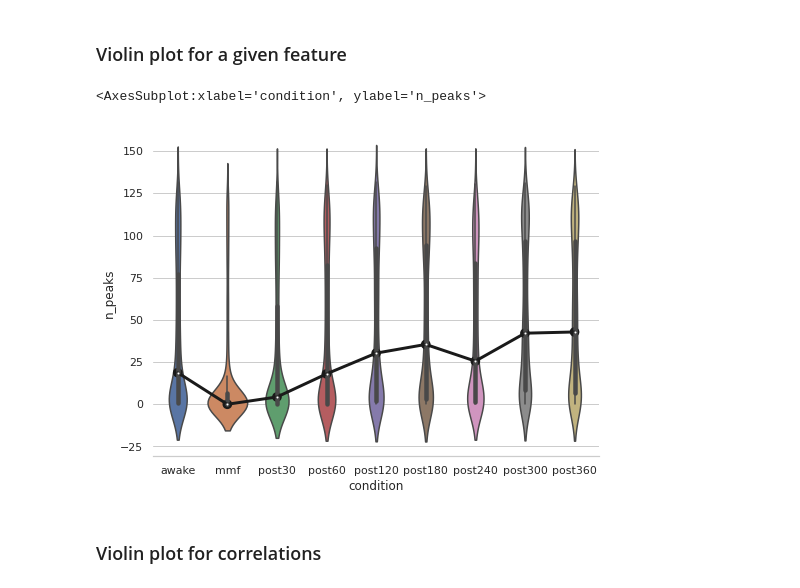
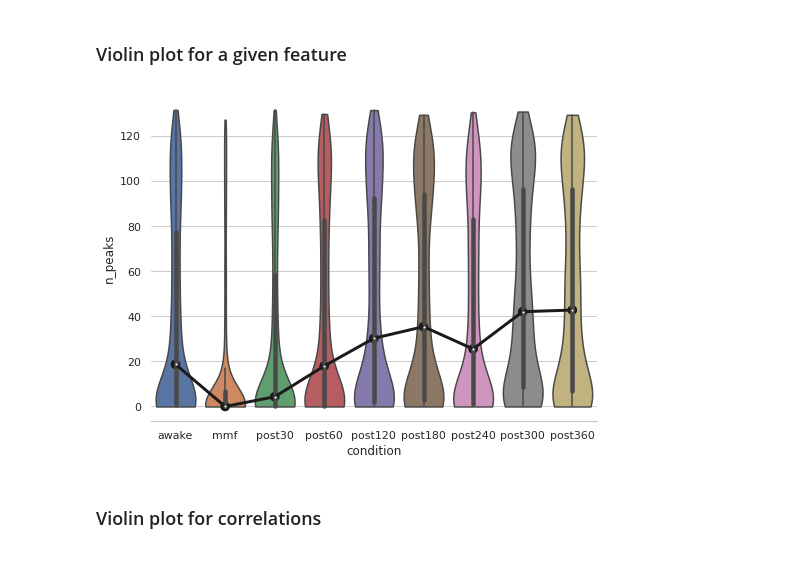
Before and after one commit to mchini/Yang_Chini_et_al, a Jupyter notebook: notebooks/single-neuron-level_analysis.ipynb, the cells around one changed output. Saved outputs shown, nothing was run; the diff lists cells and outputs as text; code cells hidden in the pictures.

Commit message:
fixed violins

```diff
--- a/notebooks/single-neuron-level_analysis.ipynb
+++ b/notebooks/single-neuron-level_analysis.ipynb
@@ -200,15 +189,16 @@ df_corrs[(df_corrs['Tm0p7Ncorr.abs'] < 0.999)].groupby('condition', as_index=Fal
 # %%
 feature = 'n_peaks' # number of peaks per min
 conditions = ["awake","mmf","post30","post60","post120","post180","post240","post300","post360"]
 
 f, axes = plt.subplots(1, 1, figsize=(8, 6), sharex=True)
 sns.despine(left=True)
 #axes.set_ylim([0, 100.0])
-sns.violinplot(x='condition', y=feature, data=df_estimators,ax=axes,order = conditions)
-sns.pointplot(x='condition', y=feature, markers='o', scale=1.1, color='k',data=df_estimators.groupby('condition', as_index=False)['n_peaks'].median(), ax=axes,order=conditions)
+sns.violinplot(x='condition', y=feature, data=df_estimators,ax=axes,order = conditions,scale='width',cut=0)
+sns.pointplot(x='condition', y=feature, markers='o', scale=1.1, color='k',data=df_estimators.groupby('condition', as_index=False)[feature].median(), ax=axes,order=conditions)
+plt.savefig("n_peaks.png")
+plt.savefig("n_peaks.eps")
 # %% [output]
-<AxesSubplot:xlabel='condition', ylabel='n_peaks'>
-[figure, old version]
+[figure, new version]
 # %% [markdown]
 ### Violin plot for correlations
 # %%
```
Also changed, not shown: parts of 6 cells of this notebook.
